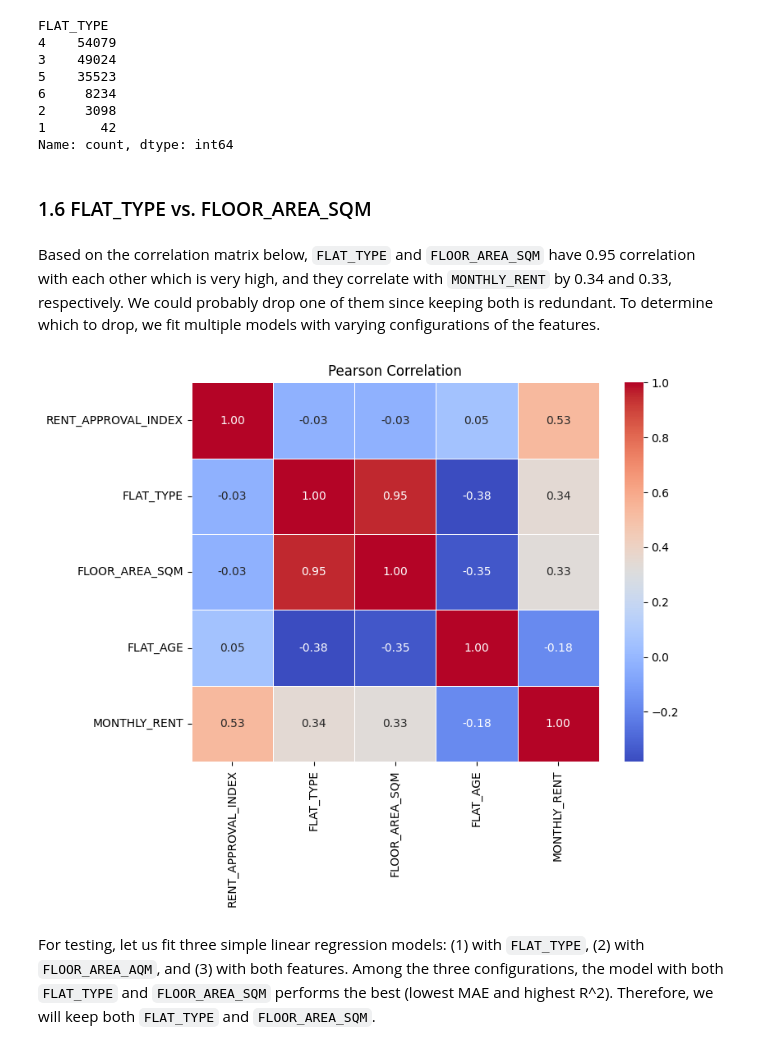
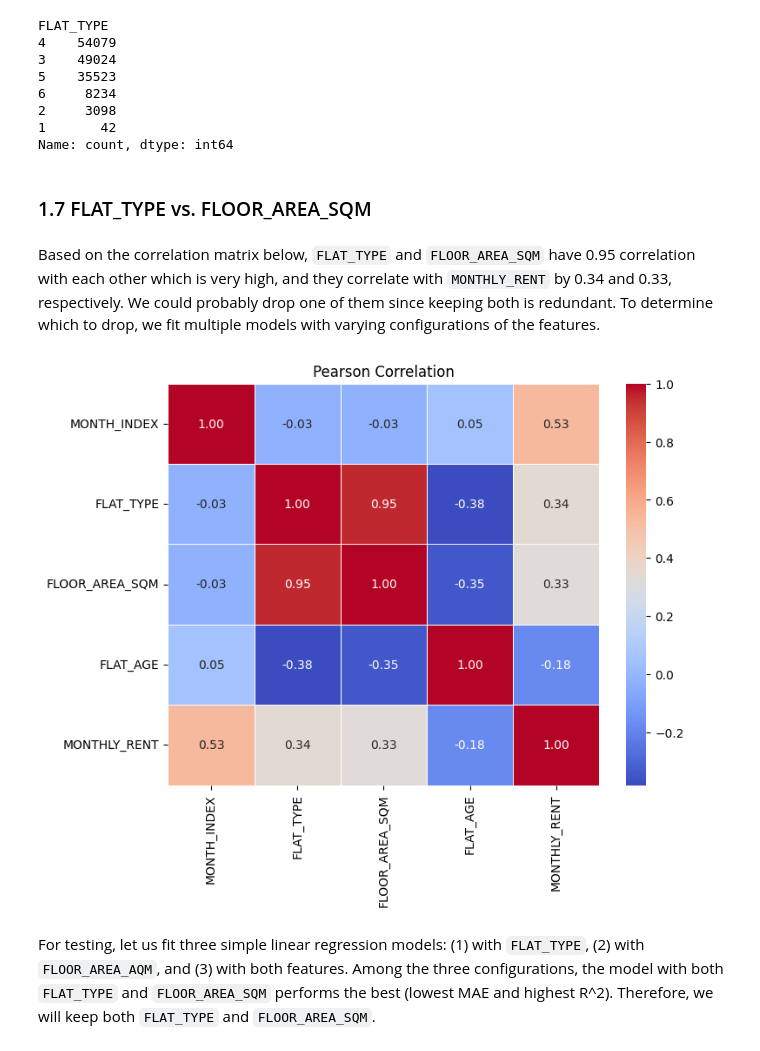
Before and after one commit to sidneyting/hdb-rentals, a Jupyter notebook: notebooks/main.ipynb, the cells around one changed output. Saved outputs shown, nothing was run; the diff lists cells and outputs as text; code cells hidden in the pictures.

```diff
--- a/notebooks/main.ipynb
+++ b/notebooks/main.ipynb
@@ -38,5 +42,5 @@ df
 # %%
-date = pd.to_datetime(df["RENT_APPROVAL_DATE"], format="%Y-%m")
-df.insert(loc=1, column='RENT_APPROVAL_INDEX', value=(date.dt.year - 2021) * 12 + date.dt.month - 1)
+date = pd.to_datetime(df['RENT_APPROVAL_DATE'], format="%Y-%m")
+df.insert(loc=1, column='MONTH_INDEX', value=(date.dt.year - 2021) * 12 + date.dt.month - 1)
 df
 # %% [output]
@@ -167,17 +199,17 @@ FLAT_TYPE
 1       42
 Name: count, dtype: int64
 # %% [markdown]
-### 1.6 FLAT_TYPE vs. FLOOR_AREA_SQM
+### 1.7 FLAT_TYPE vs. FLOOR_AREA_SQM
 # %% [markdown]
 Based on the correlation matrix below, `FLAT_TYPE` and `FLOOR_AREA_SQM` have 0.95 correlation with each other which is very high, and they correlate with `MONTHLY_RENT` by 0.34 and 0.33, respectively. We could probably drop one of them since keeping both is redundant. To determine which to drop, we fit multiple models with varying configurations of the features.
 # %%
-matrix = df[['RENT_APPROVAL_INDEX', 'FLAT_TYPE', 'FLOOR_AREA_SQM', 'FLAT_AGE', 'MONTHLY_RENT']].corr()
+matrix = df[['MONTH_INDEX', 'FLAT_TYPE', 'FLOOR_AREA_SQM', 'FLAT_AGE', 'MONTHLY_RENT']].corr()
 plt.figure(figsize=(8,6))
 sns.heatmap(matrix, annot=True, cmap="coolwarm", fmt=".2f", linewidths=0.5)
 plt.title("Pearson Correlation")
 plt.show()
 # %% [output]
-[figure, old version]
+[figure, new version]
 # %% [markdown]
 For testing, let us fit three simple linear regression models: (1) with `FLAT_TYPE`, (2) with `FLOOR_AREA_AQM`, and (3) with both features. Among the three configurations, the model with both `FLAT_TYPE` and `FLOOR_AREA_SQM` performs the best (lowest MAE and highest R^2). Therefore, we will keep both `FLAT_TYPE` and `FLOOR_AREA_SQM`.
 # %%
```
Also changed, not shown: parts of 56 cells of this notebook, 2 other files.
